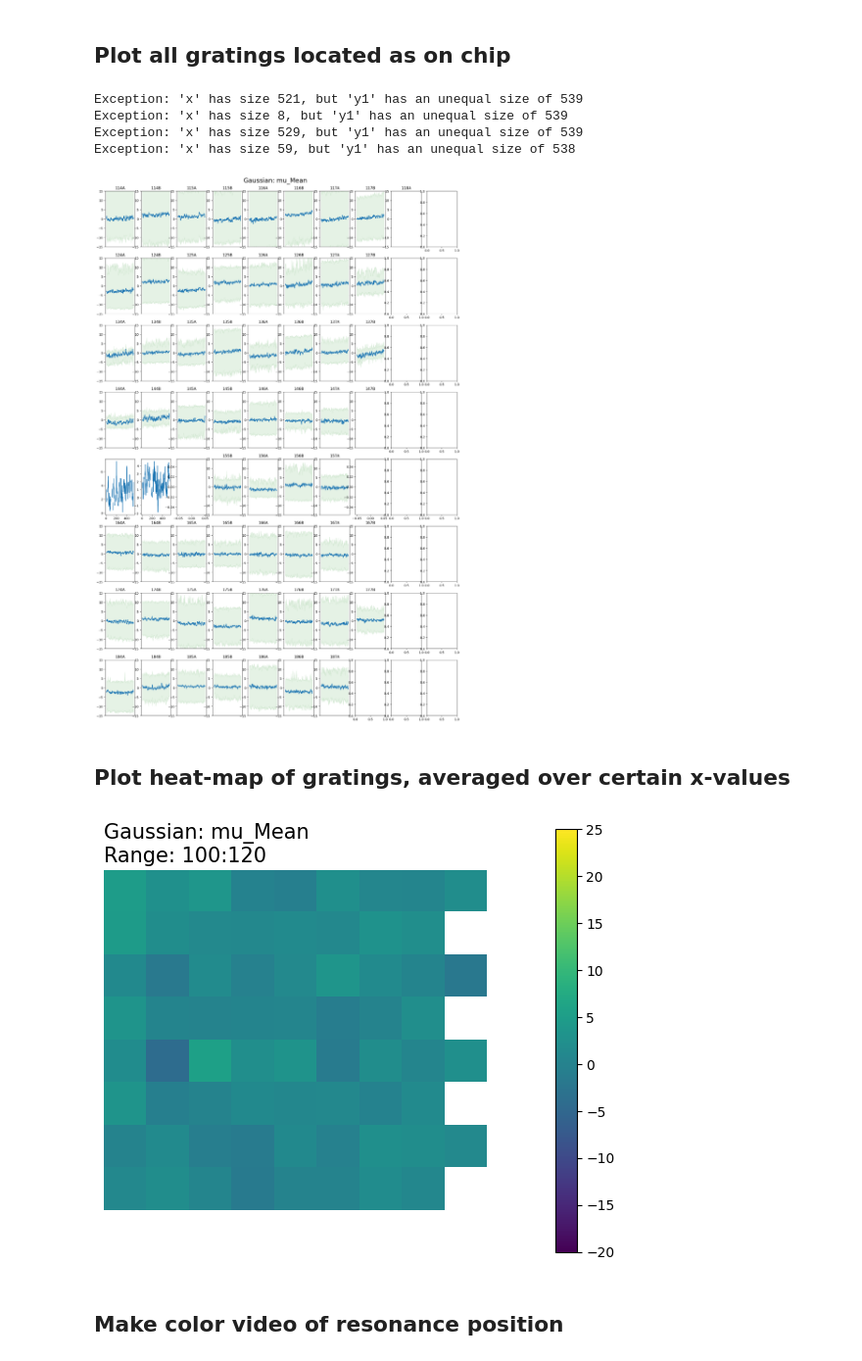
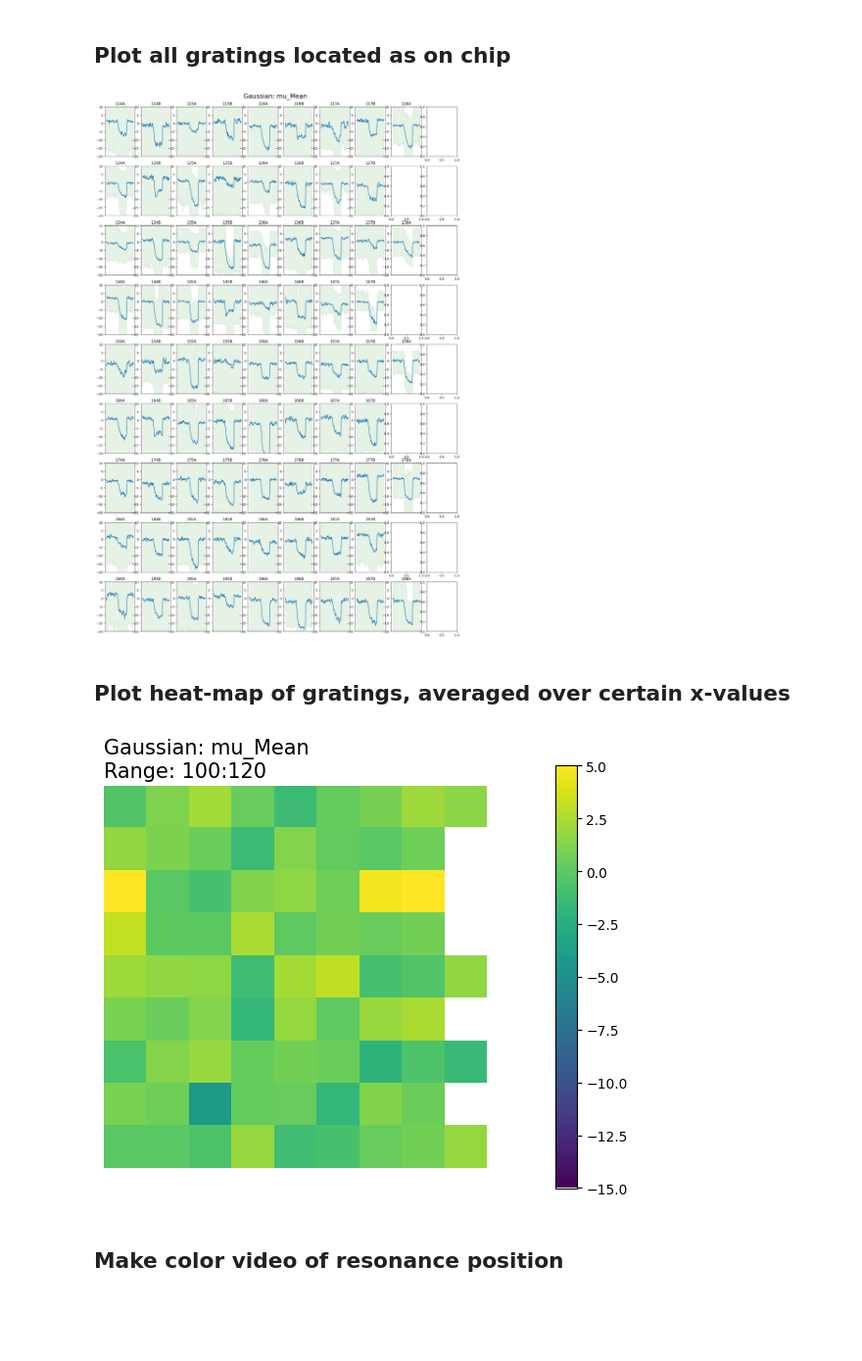
Before and after one commit to cr806/ChirpArrayScripts, a Jupyter notebook: notebook_files/Analyse_ROI_CSVs.ipynb, the cells around one changed output. Shown at 98% size. Drawn from its saved outputs; the diff is of its cells as text; code cells hidden in the pictures; blank space fills up the shorter version.

```diff
--- a/notebook_files/Analyse_ROI_CSVs.ipynb
+++ b/notebook_files/Analyse_ROI_CSVs.ipynb
@@ -11,7 +9,7 @@ from pathlib import Path
 pd.set_option('display.max_columns', None)
 pd.set_option('display.width', None)
 # %%
-root = Path('/Volumes/krauss/Lisa/GMR/Array/250318/sensor_2_Scarnosus/loc1_sensor2_1')
+root = Path('/Volumes/krauss/Lisa/GMR/Array/250424/650/loc1_1')
 # %% [markdown]
 ## Plot gratings 1 and 2 separately (for comparison)
 # %%
@@ -150,8 +162,10 @@ variable = 'mu'
 technique = 'Mean'
 
 # Y-axis range
-vmin = -15
-vmax = 15
+vmin = -20
+vmax = 10
+
+window = 10
 
 data_name = f'{variable}_{technique}'
 
@@ -199,11 +213,31 @@ for p0, p1 in paired_prefixes:
     df1 = pd.read_csv(Path(root, 'Results', p0)).set_index('Time Stamp')
     df2 = pd.read_csv(Path(root, 'Results', p1)).set_index('Time Stamp')
     df3 = (df1[data_name] + df2[data_name]) - (df1[data_name].iloc[0] + df2[data_name].iloc[0])
-    df5 = ((df1[f'{variable}_UQ'] + df2[f'{variable}_UQ'])) - (df1[data_name].iloc[0] + df2[data_name].iloc[0])
-    df4 = ((df1[f'{variable}_LQ'] + df2[f'{variable}_LQ'])) - (df1[data_name].iloc[0] + df2[data_name].iloc[0])
+    df5 = (df1[f'{variable}_UQ'] + df2[f'{variable}_UQ']) - (
+        df1[data_name].iloc[0] + df2[data_name].iloc[0]
+    )
+    df4 = (df1[f'{variable}_LQ'] + df2[f'{variable}_LQ']) - (
+        df1[data_name].iloc[0] + df2[data_name].iloc[0]
+    )
     try:
-        ax[ax_idx_y][ax_idx_x].plot(df3.rolling(window=10).median())
-        ax[ax_idx_y][ax_idx_x].fill_between(df1.index, df4.rolling(window=10).median(), df5.rolling(window=10).median(), color='green', alpha=0.1)
+        # # If timestamps are not aligned, use commented out code
+        # x = range(len(df3))
+        # ax[ax_idx_y][ax_idx_x].plot(x, df3.rolling(window=window).median())
+        # ax[ax_idx_y][ax_idx_x].fill_between(
+        #     x,
+        #     df4.rolling(window=window).median(),
+        #     df5.rolling(window=window).median(),
+        #     color='green',
+        #     alpha=0.1,
+        # )
+        ax[ax_idx_y][ax_idx_x].plot(df3.rolling(window=window).median())
+        ax[ax_idx_y][ax_idx_x].fill_between(
+            df1.index,
+            df4.rolling(window=window).median(),
+            df5.rolling(window=window).median(),
+            color='green',
+            alpha=0.1,
+        )
         ax[ax_idx_y][ax_idx_x].set_title(df1['ROI-label'].iloc[0][:-2])
         ax[ax_idx_y][ax_idx_x].set_ylim([vmin, vmax])
         ax[ax_idx_y][ax_idx_x].set_xticks([])
@@ -213,11 +247,7 @@ fig.suptitle(f'Gaussian: {data_name}', fontsize=20, y=0.9)
 # plt.show()
 plt.savefig(Path(root, 'Results', 'Gaussian_Mu_Mean_Analysis.png'), dpi=300, bbox_inches='tight')
 # %% [output]
-Exception: 'x' has size 521, but 'y1' has an unequal size of 539
-Exception: 'x' has size 8, but 'y1' has an unequal size of 539
-Exception: 'x' has size 529, but 'y1' has an unequal size of 539
-Exception: 'x' has size 59, but 'y1' has an unequal size of 538
-[figure, old version]
+[figure, new version]
 # %% [markdown]
 ## Plot heat-map of gratings, averaged over certain x-values
 # %%
@@ -231,7 +261,7 @@ upper = 120
 
 # Colorbar range
 vmin = -20
-vmax = 25
+vmax = 5
 
 data_name = f'{variable}_{technique}'
 
@@ -263,36 +293,38 @@ for p in file_prefixes:
         paired_prefixes.append((f'2_gratings/{p}_S.csv', f'2_gratings/{p}_N.csv'))
 
 dfs = {}  # Dictionary to store all dataframes
 min_x = 100
 xs = set()
 ys = set()
 for p0, p1 in paired_prefixes:
     df1 = pd.read_csv(Path(root, 'Results', p0)).set_index('Time Stamp')
     df2 = pd.read_csv(Path(root, 'Results', p1)).set_index('Time Stamp')
-    dfs[(p0, p1)] = (df1[data_name] + df2[data_name]) - (df1[data_name].iloc[0] + df2[data_name].iloc[0])
+    dfs[(p0, p1)] = (df1[data_name] + df2[data_name]) - (
+        df1[data_name].iloc[0] + df2[data_name].iloc[0]
+    )
     min_x = np.min([min_x, int(p0.split('/')[1][2:3]), int(p1.split('/')[1][2:3])])
     xs.add(int(p0.split('/')[1][2:3]))
     ys.add(int(p0.split('/')[1][:2]))
 
 data = np.full([len(ys), len(xs) * 2], np.nan)
 
 for p0, p1 in paired_prefixes:
-    ax_idx_0 = (-1 * ((int(paired_prefixes[0][0].split('/')[1][:2])) - int(p0.split('/')[1][:2])))
+    ax_idx_0 = -1 * ((int(paired_prefixes[0][0].split('/')[1][:2])) - int(p0.split('/')[1][:2]))
     if 'A' in p0.split('/')[1]:
         ax_idx_1 = (int(p0.split('/')[1][2:3]) - min_x) * 2
     else:
         ax_idx_1 = ((int(p0.split('/')[1][2:3]) - min_x) * 2) + 1
     data[ax_idx_0][ax_idx_1] = dfs[(p0, p1)].iloc[lower:upper].mean()
 
 fig, ax = plt.subplots(1, 1, figsize=(7, 7))
 ax.axis('off')
 ax.set_title(f'Gaussian: {data_name}\nRange: {lower:03d}:{upper:03d}', loc='left', fontsize=15)
 im = ax.imshow(data, aspect='equal', interpolation='nearest', vmin=vmin, vmax=vmax)
 cbar = plt.colorbar(im, ax=ax, shrink=0.8)
 plt.show()
 # plt.savefig(Path(root, 'Results', 'Gaussian_Mu_Mean_Snalysis_INVERTED.png'), dpi=300, bbox_inches='tight')
 # %% [output]
-[figure, old version]
+[figure, new version]
 # %% [markdown]
 ## Make color video of resonance position
 # %%
```
Also changed, not shown: parts of 5 cells of this notebook, 21 other files.
